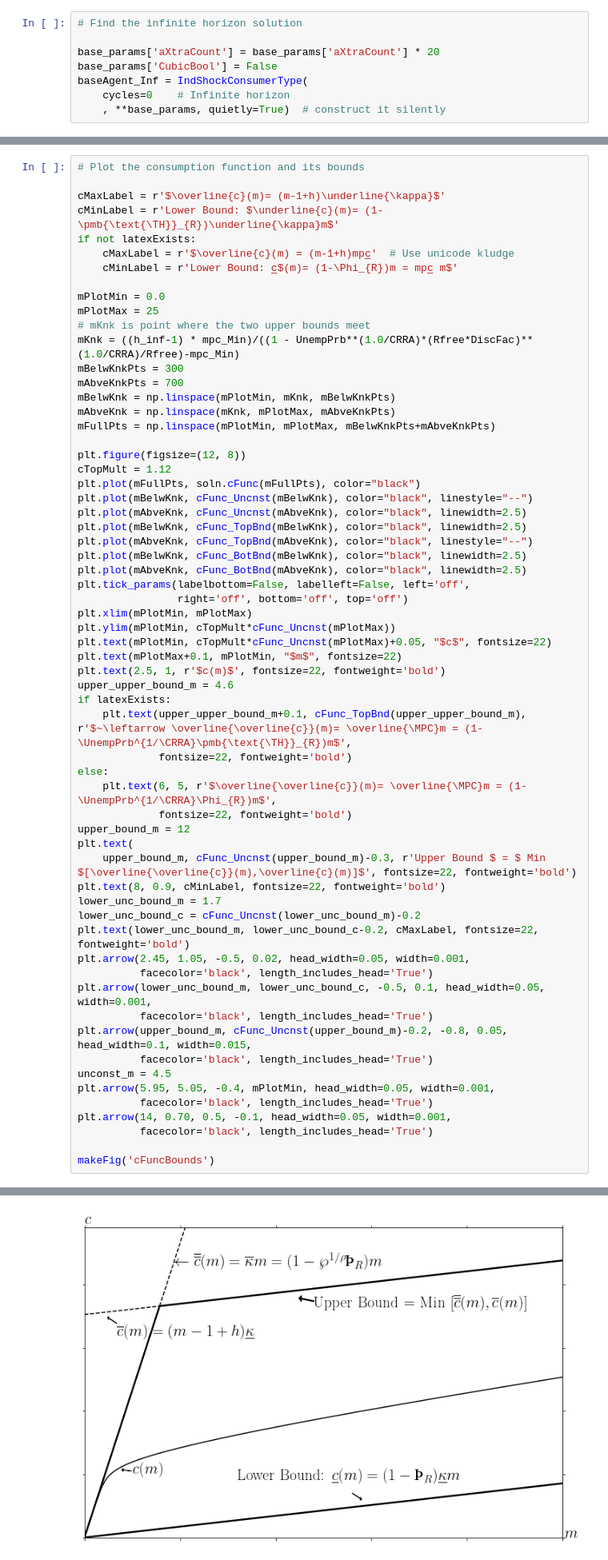
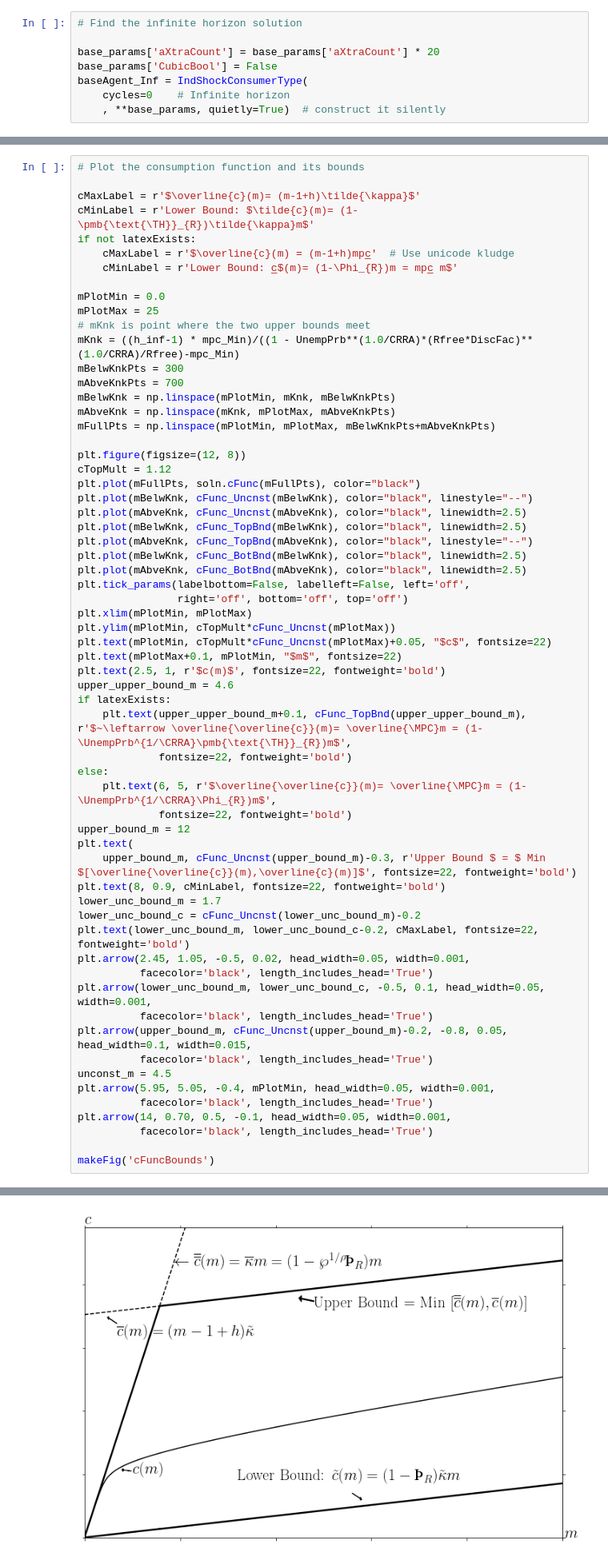
Before and after one commit to alanlujan91/BufferStockTheory-Bloated, a Jupyter notebook: Code/Python/BufferStockTheory.ipynb, the cells around one changed output, grey strips where cells are left out. Shown at 80% size. Cells and saved outputs as stored; diff of their text form.

```diff
--- a/Code/Python/BufferStockTheory-Problems-and-Solutions-Source.ipynb
+++ b/Code/Python/BufferStockTheory.ipynb
@@ -927,8 +833,8 @@ def cFunc_BotBnd(m): return mpc_Min * m
 # %%
 # Plot the consumption function and its bounds
 
-cMaxLabel = r'$\overline{c}(m)= (m-1+h)\underline{\kappa}$'
-cMinLabel = r'Lower Bound: $\underline{c}(m)= (1-\pmb{\text{\TH}}_{R})\underline{\kappa}m$'
+cMaxLabel = r'$\overline{c}(m)= (m-1+h)\tilde{\kappa}$'
+cMinLabel = r'Lower Bound: $\tilde{c}(m)= (1-\pmb{\text{\TH}}_{R})\tilde{\kappa}m$'
 if not latexExists:
     cMaxLabel = r'$\overline{c}(m) = (m-1+h)mpc̲'  # Use unicode kludge
     cMinLabel = r'Lower Bound: c̲$(m)= (1-\Phi_{R})m = mpc̲ m$'
@@ -961,34 +867,34 @@ plt.text(mPlotMax+0.1, mPlotMin, "$m$", fontsize=22)
 plt.text(2.5, 1, r'$c(m)$', fontsize=22, fontweight='bold')
 upper_upper_bound_m = 4.6
 if latexExists:
     plt.text(upper_upper_bound_m+0.1, cFunc_TopBnd(upper_upper_bound_m), r'$~\leftarrow \overline{\overline{c}}(m)= \overline{\MPC}m = (1-\UnempPrb^{1/\CRRA}\pmb{\text{\TH}}_{R})m$',
              fontsize=22, fontweight='bold')
 else:
     plt.text(6, 5, r'$\overline{\overline{c}}(m)= \overline{\MPC}m = (1-\UnempPrb^{1/\CRRA}\Phi_{R})m$',
              fontsize=22, fontweight='bold')
 upper_bound_m = 12
 plt.text(
     upper_bound_m, cFunc_Uncnst(upper_bound_m)-0.3, r'Upper Bound $ = $ Min $[\overline{\overline{c}}(m),\overline{c}(m)]$', fontsize=22, fontweight='bold')
 plt.text(8, 0.9, cMinLabel, fontsize=22, fontweight='bold')
 lower_unc_bound_m = 1.7
 lower_unc_bound_c = cFunc_Uncnst(lower_unc_bound_m)-0.2
 plt.text(lower_unc_bound_m, lower_unc_bound_c-0.2, cMaxLabel, fontsize=22, fontweight='bold')
 plt.arrow(2.45, 1.05, -0.5, 0.02, head_width=0.05, width=0.001,
           facecolor='black', length_includes_head='True')
 plt.arrow(lower_unc_bound_m, lower_unc_bound_c, -0.5, 0.1, head_width=0.05, width=0.001,
           facecolor='black', length_includes_head='True')
 plt.arrow(upper_bound_m, cFunc_Uncnst(upper_bound_m)-0.2, -0.8, 0.05, head_width=0.1, width=0.015,
           facecolor='black', length_includes_head='True')
 unconst_m = 4.5
 plt.arrow(5.95, 5.05, -0.4, mPlotMin, head_width=0.05, width=0.001,
           facecolor='black', length_includes_head='True')
 plt.arrow(14, 0.70, 0.5, -0.1, head_width=0.05, width=0.001,
           facecolor='black', length_includes_head='True')
 
 makeFig('cFuncBounds')
 # %% [output]
 Saving figure cFuncBounds in ../../Figures
-[figure, old version]
+[figure, new version]
 # %% [markdown]
 ### [Upper and Lower Limits of the Marginal Propensity to Consume](https://www.econ2.jhu.edu/people/ccarroll/papers/BufferStockTheory/#MPCLimits)
 
```
Also changed, not shown: parts of 10 cells of this notebook, 2 other files.
